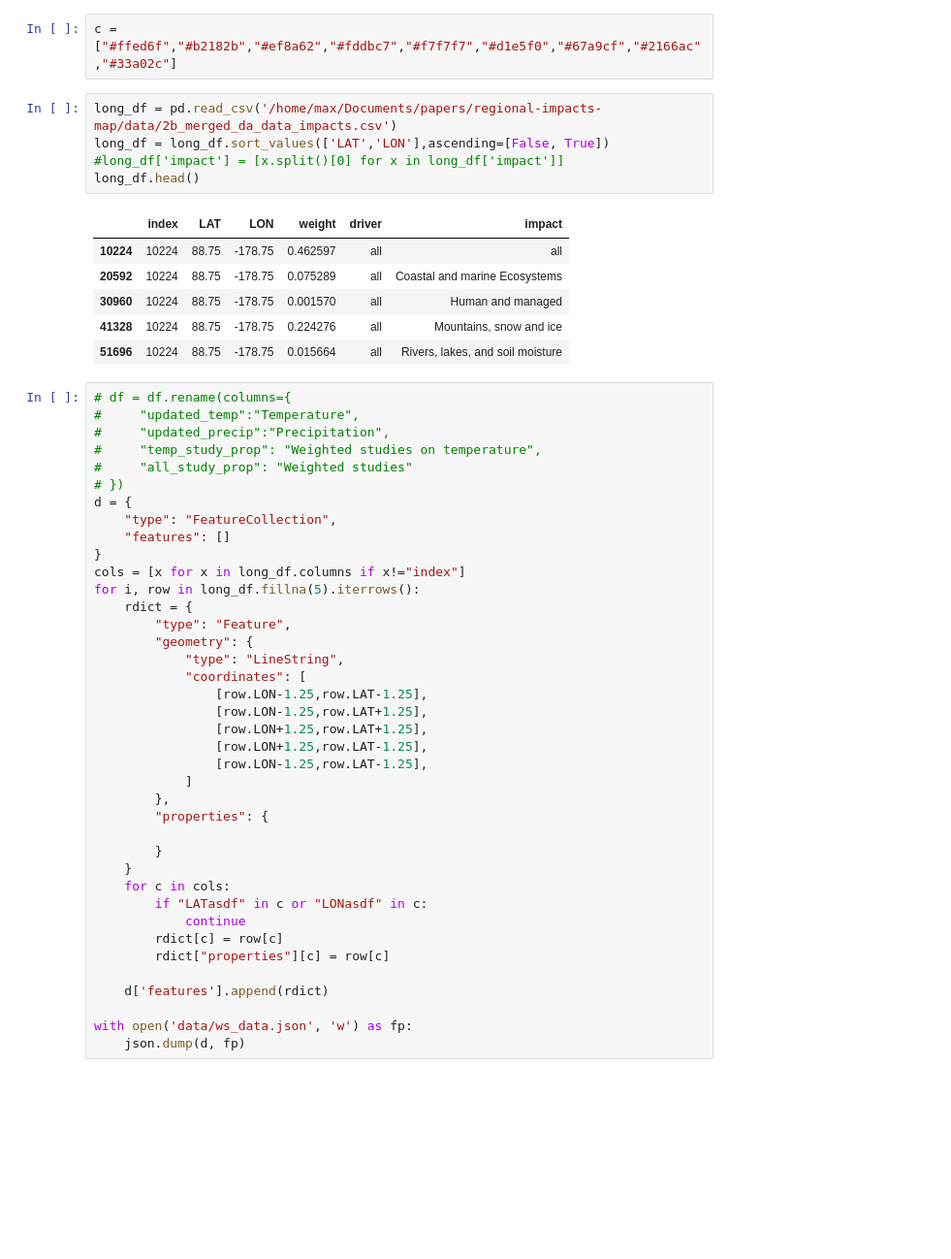
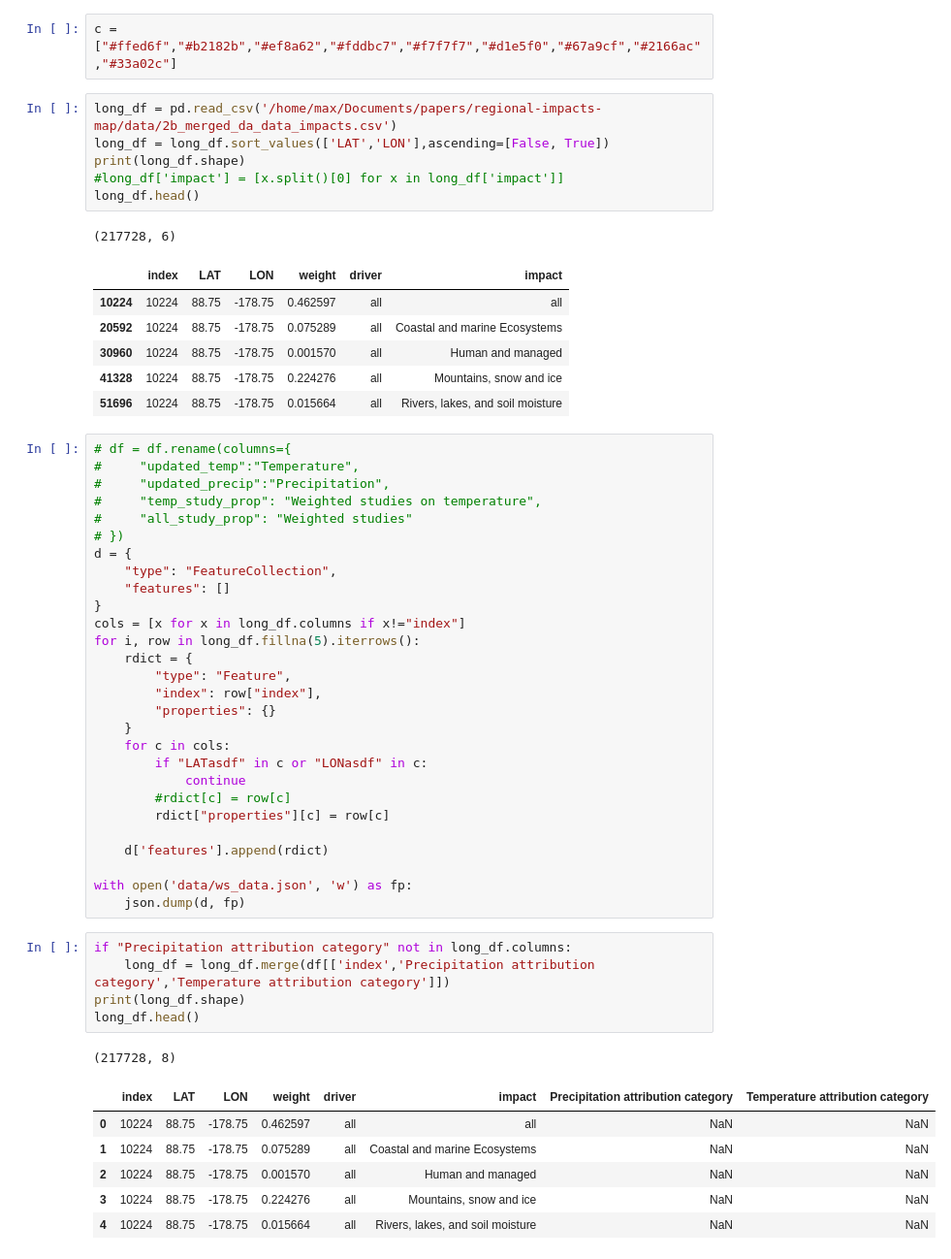
Before and after one commit to mcallaghan/interactive-impacts-map, a Jupyter notebook: transform_data.ipynb, the cells around one changed output. Shown: that part at 97% size. Drawn from its saved outputs; the diff is of its cells as text; blank space fills up the shorter version.

```diff
--- a/transform_data.ipynb
+++ b/transform_data.ipynb
@@ -128,9 +156,11 @@ c = ["#ffed6f","#b2182b","#ef8a62","#fddbc7","#f7f7f7","#d1e5f0","#67a9cf","#216
 # %%
 long_df = pd.read_csv('/home/max/Documents/papers/regional-impacts-map/data/2b_merged_da_data_impacts.csv')
 long_df = long_df.sort_values(['LAT','LON'],ascending=[False, True])
+print(long_df.shape)
 #long_df['impact'] = [x.split()[0] for x in long_df['impact']]
 long_df.head()
 # %% [output]
+(217728, 6)
 |  | index | LAT | LON | weight | driver | impact |
 | 10224 | 10224 | 88.75 | -178.75 | 0.462597 | all | all |
 | 20592 | 10224 | 88.75 | -178.75 | 0.075289 | all | Coastal and marine Ecosystems |
@@ -152,27 +182,29 @@ cols = [x for x in long_df.columns if x!="index"]
 for i, row in long_df.fillna(5).iterrows():
     rdict = {
         "type": "Feature",
-        "geometry": {
-            "type": "LineString",
-            "coordinates": [
-                [row.LON-1.25,row.LAT-1.25],
-                [row.LON-1.25,row.LAT+1.25],
-                [row.LON+1.25,row.LAT+1.25],
-                [row.LON+1.25,row.LAT-1.25],
-                [row.LON-1.25,row.LAT-1.25],
-            ]
-        },
-        "properties": {
-
-        }
+        "index": row["index"],
+        "properties": {}
     }
     for c in cols:
         if "LATasdf" in c or "LONasdf" in c:
             continue
-        rdict[c] = row[c]
+        #rdict[c] = row[c]
         rdict["properties"][c] = row[c]
 
     d['features'].append(rdict)
 
 with open('data/ws_data.json', 'w') as fp:
     json.dump(d, fp)
+# %%
+if "Precipitation attribution category" not in long_df.columns:
+    long_df = long_df.merge(df[['index','Precipitation attribution category','Temperature attribution category']])
+print(long_df.shape)
+long_df.head()
+# %% [output]
+(217728, 8)
+|  | index | LAT | LON | weight | driver | impact | Precipitation attribution category | Temperature attribution category |
+| 0 | 10224 | 88.75 | -178.75 | 0.462597 | all | all | NaN | NaN |
+| 1 | 10224 | 88.75 | -178.75 | 0.075289 | all | Coastal and marine Ecosystems | NaN | NaN |
+| 2 | 10224 | 88.75 | -178.75 | 0.001570 | all | Human and managed | NaN | NaN |
+| 3 | 10224 | 88.75 | -178.75 | 0.224276 | all | Mountains, snow and ice | NaN | NaN |
+| 4 | 10224 | 88.75 | -178.75 | 0.015664 | all | Rivers, lakes, and soil moisture | NaN | NaN |
```
Also changed, not shown: parts of 15 cells of this notebook, 10 other files.
